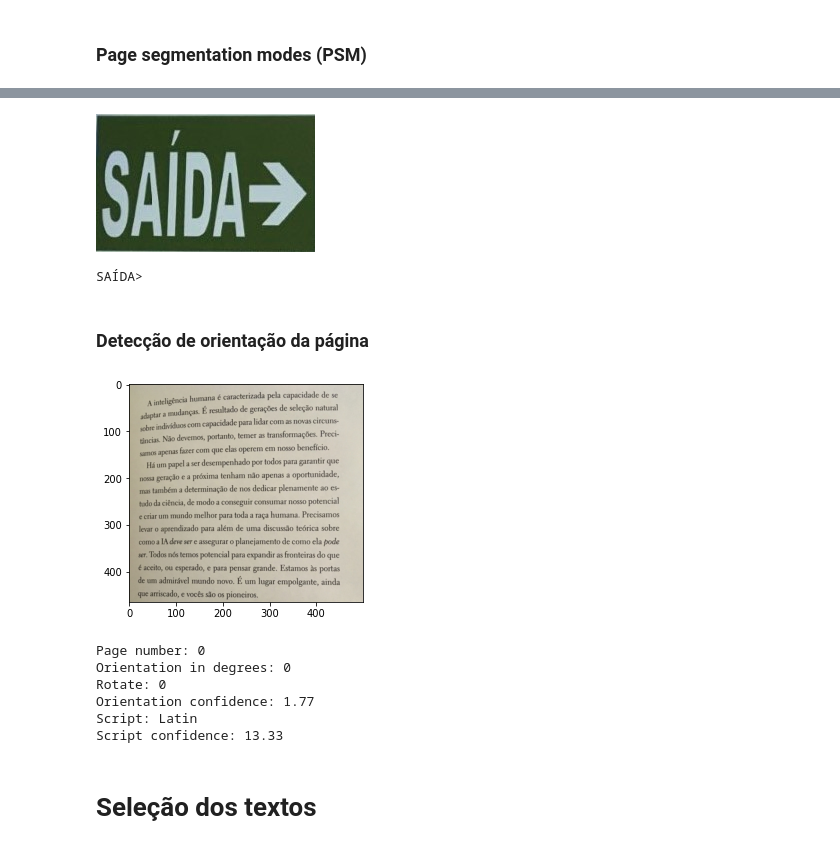
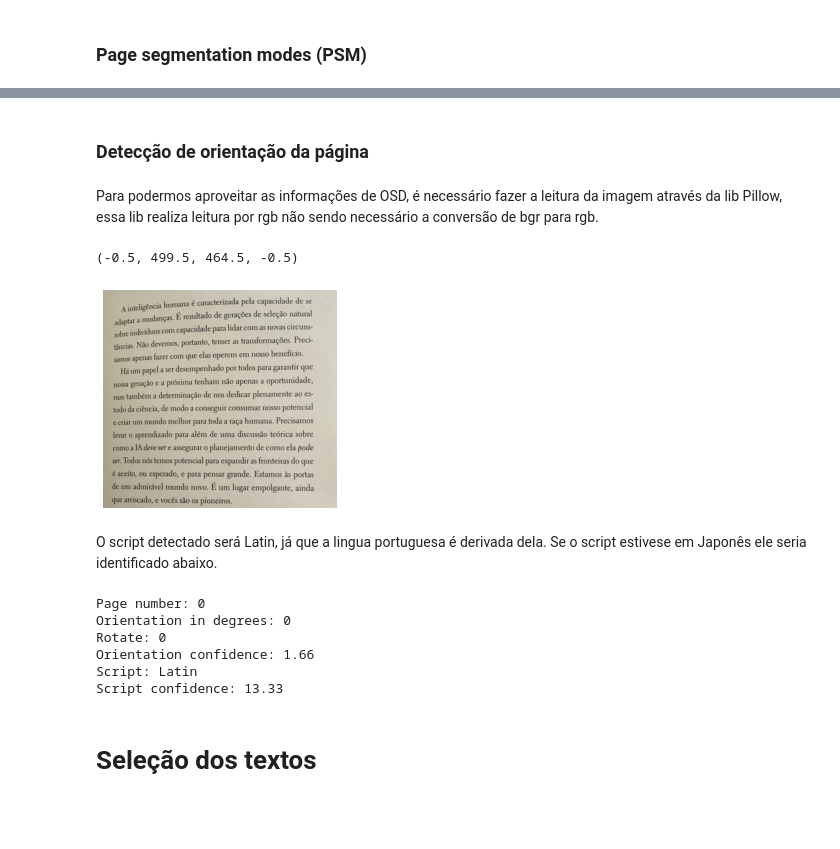
Before and after one commit to ejs94/ocr-examples, a Jupyter notebook: OCR_Tesseract.ipynb, the cells around one changed output, grey strips where cells are left out. Drawn from its saved outputs; the diff is of its cells as text; code cells hidden in the pictures; blank space fills up the shorter version.

```diff
--- a/OCR_Tesseract.ipynb
+++ b/OCR_Tesseract.ipynb
@@ -249,15 +168,5 @@ print(texto)
-# %%
-img = cv2.imread('saida.jpg')
-rgb = cv2.cvtColor(img, cv2.COLOR_BGR2RGB)
-cv2_imshow(rgb)
-# %% [output]
-[figure, removed]
-# %%
-config_tesseract = '--tessdata-dir tessdata --psm 7'
-texto = pytesseract.image_to_string(rgb, lang='por', config=config_tesseract)
-print(texto)
-# %% [output]
-SAÍDA>
 # %% [markdown]
 ### Detecção de orientação da página
+# %% [markdown]
+Para podermos aproveitar as informações de OSD, é necessário fazer a leitura da imagem através da lib Pillow, essa lib realiza leitura por rgb não sendo necessário a conversão de bgr para rgb.
 # %%
@@ -265,16 +174,20 @@ from PIL import Image
 import matplotlib.pyplot as plt
 # %%
-img = Image.open('livro01.jpg')
+img = Image.open('./content/Imagens/livro01.jpg')
 plt.imshow(img);
+plt.axis('off')
 # %% [output]
+(-0.5, 499.5, 464.5, -0.5)
-[figure, old version]
+[figure, new version]
+# %% [markdown]
+O script detectado será Latin, já que a lingua portuguesa é derivada dela. Se o script estivese em Japonês ele seria identificado abaixo.
 # %%
 print(pytesseract.image_to_osd(img))
 # %% [output]
 Page number: 0
 Orientation in degrees: 0
 Rotate: 0
-Orientation confidence: 1.77
+Orientation confidence: 1.66
 Script: Latin
 Script confidence: 13.33
 # %% [markdown]
```
Also changed, not shown: parts of 48 cells of this notebook, 56 other files.
